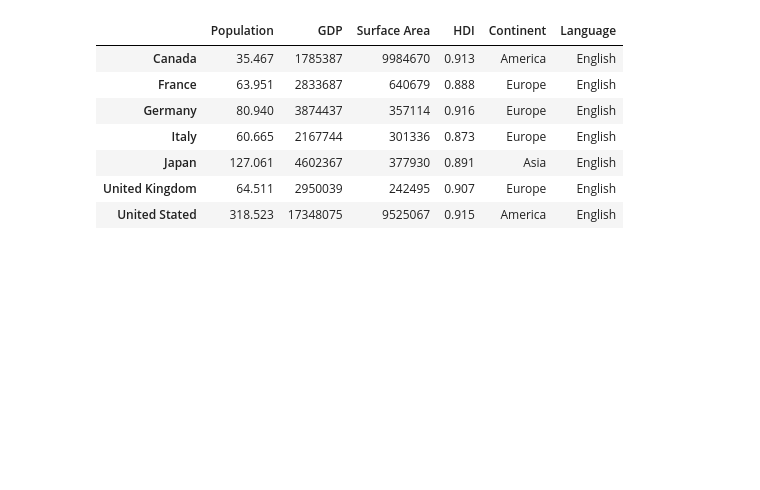
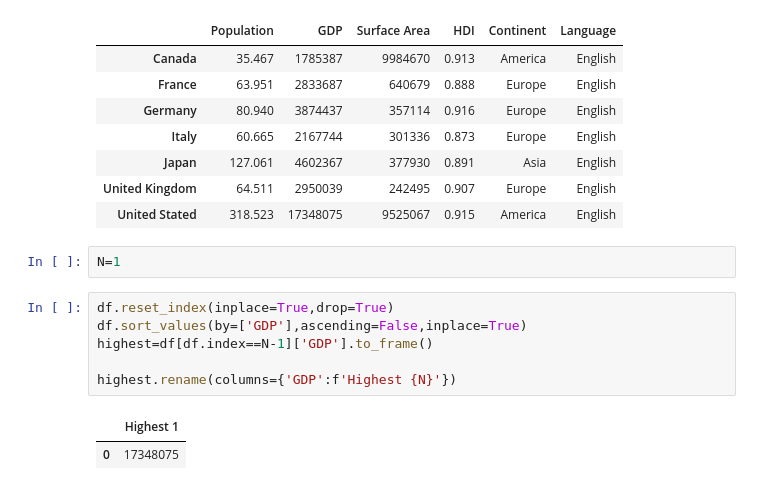
Before and after one commit to grishrana/python_learn, a Jupyter notebook: dataanalysis_freecodecamp/Panda/pandasdataframestut.ipynb, the cells around one changed output. Saved outputs shown, nothing was run; the diff lists cells and outputs as text; blank space fills up the shorter version.

```diff
--- a/dataanalysis_freecodecamp/Panda/pandasdataframestut.ipynb
+++ b/dataanalysis_freecodecamp/Panda/pandasdataframestut.ipynb
@@ -457,3 +462,14 @@ df #real dataframe doesnt change cause dataframe in pandas is immutable and also
 | Japan | 127.061 | 4602367 | 377930 | 0.891 | Asia | English |
 | United Kingdom | 64.511 | 2950039 | 242495 | 0.907 | Europe | English |
 | United Stated | 318.523 | 17348075 | 9525067 | 0.915 | America | English |
+# %%
+N=1
+# %%
+df.reset_index(inplace=True,drop=True)
+df.sort_values(by=['GDP'],ascending=False,inplace=True)
+highest=df[df.index==N-1]['GDP'].to_frame()
+
+highest.rename(columns={'GDP':f'Highest {N}'})
+# %% [output]
+|  | Highest 1 |
+| 0 | 17348075 |
```
Also changed, not shown: parts of 2 cells of this notebook, 6 other files.
